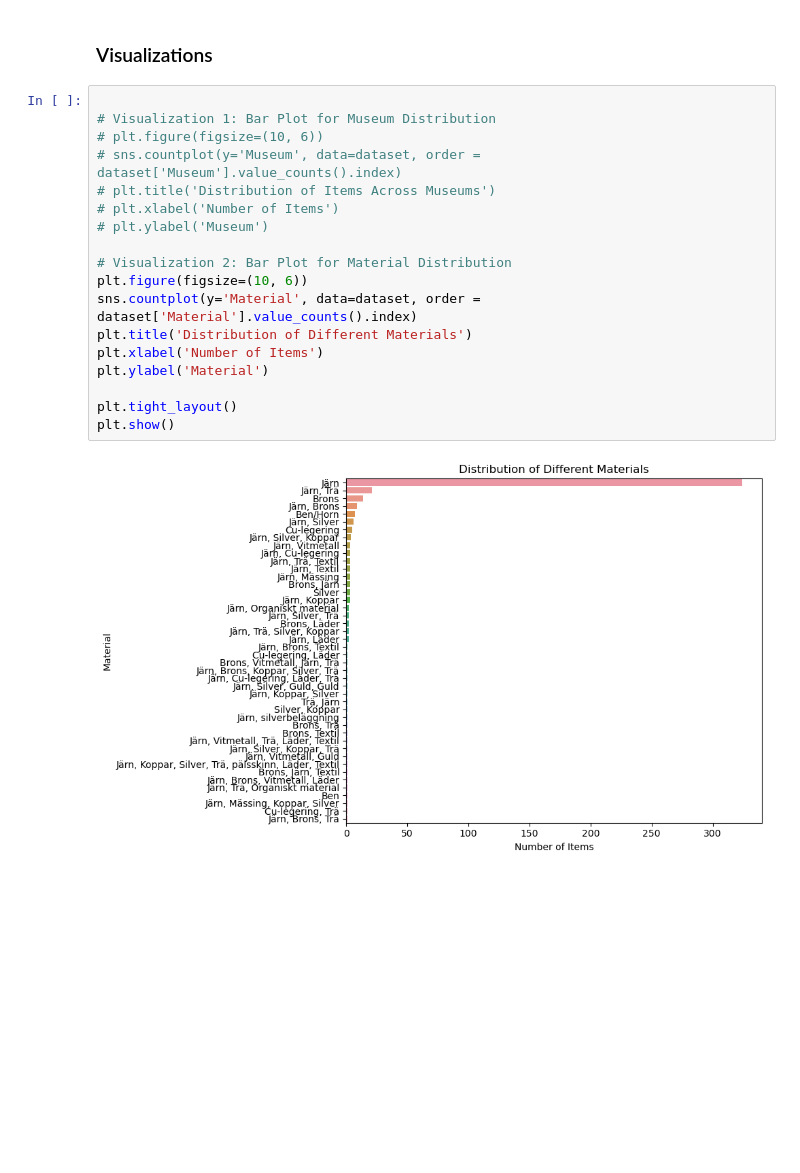
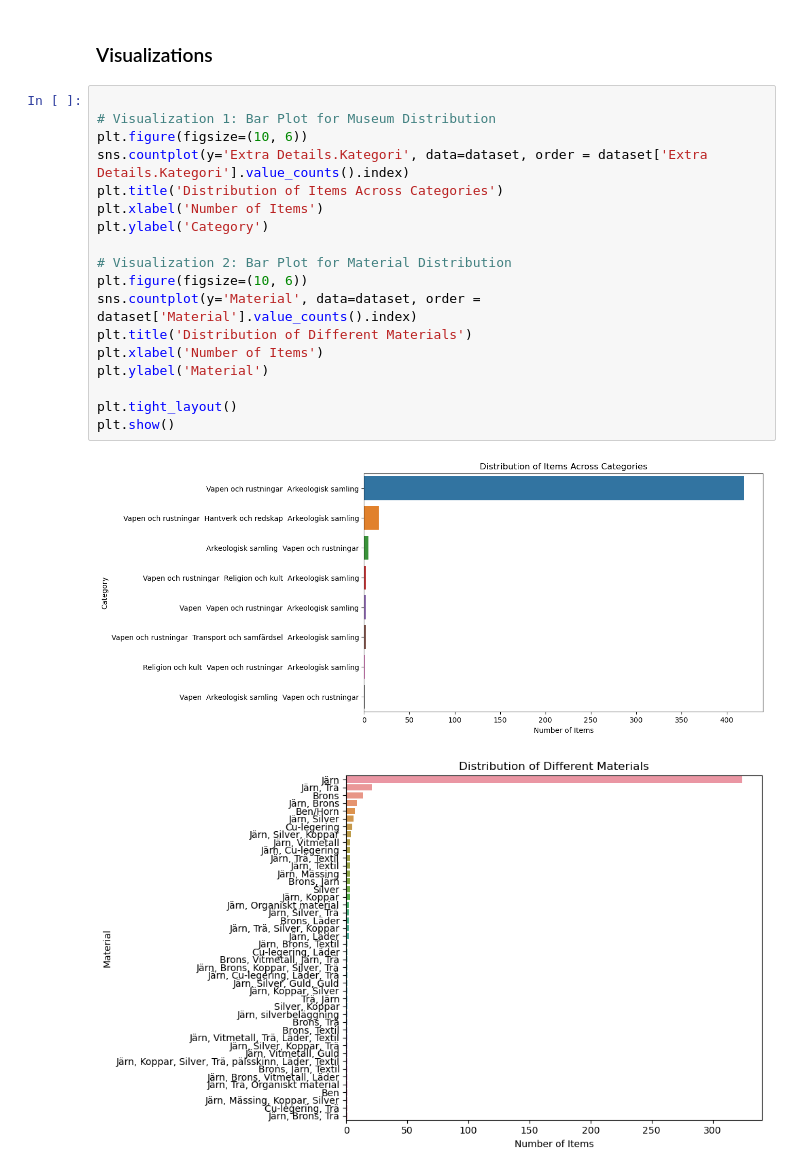
Before and after one commit to alpal923/ST386_Final_Project, a Jupyter notebook: EDA_Stuff/Viking_artifacts_EDA.ipynb, the cells around one changed output. Saved outputs shown, nothing was run; the diff lists cells and outputs as text; blank space fills up the shorter version.

```diff
--- a/EDA_Stuff/Viking_artifacts_EDA.ipynb
+++ b/EDA_Stuff/Viking_artifacts_EDA.ipynb
@@ -130,20 +130,21 @@ category_distribution
 # %%
 
 # Visualization 1: Bar Plot for Museum Distribution
-# plt.figure(figsize=(10, 6))
-# sns.countplot(y='Museum', data=dataset, order = dataset['Museum'].value_counts().index)
-# plt.title('Distribution of Items Across Museums')
-# plt.xlabel('Number of Items')
-# plt.ylabel('Museum')
+plt.figure(figsize=(10, 6))
+sns.countplot(y='Extra Details.Kategori', data=dataset, order = dataset['Extra Details.Kategori'].value_counts().index)
+plt.title('Distribution of Items Across Categories')
+plt.xlabel('Number of Items')
+plt.ylabel('Category')
 
 # Visualization 2: Bar Plot for Material Distribution
 plt.figure(figsize=(10, 6))
 sns.countplot(y='Material', data=dataset, order = dataset['Material'].value_counts().index)
 plt.title('Distribution of Different Materials')
 plt.xlabel('Number of Items')
 plt.ylabel('Material')
 
 plt.tight_layout()
 plt.show()
 # %% [output]
-[figure, old version]
+[figure, new version]
+[figure, added]
```
